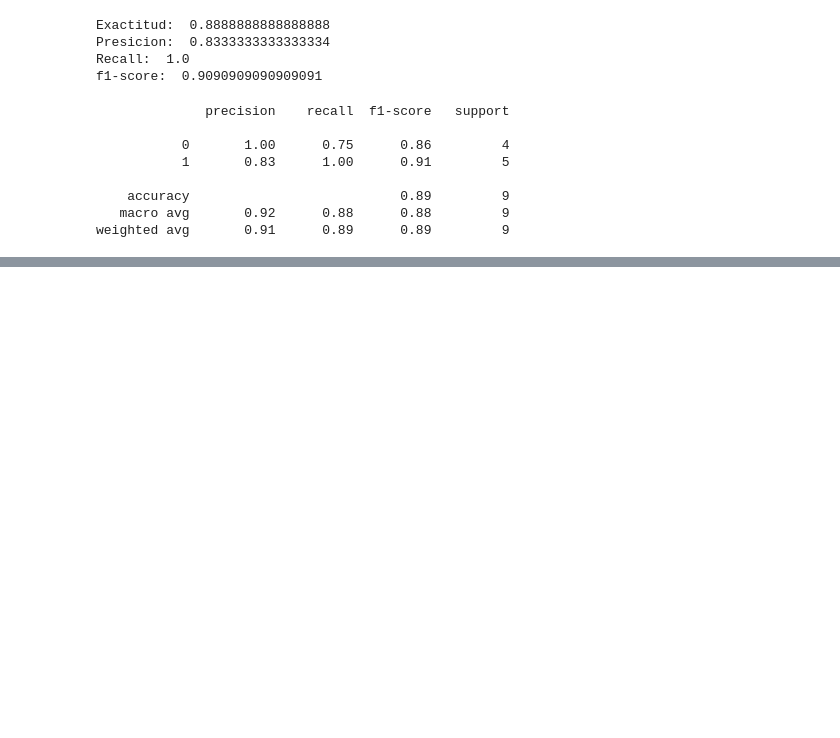
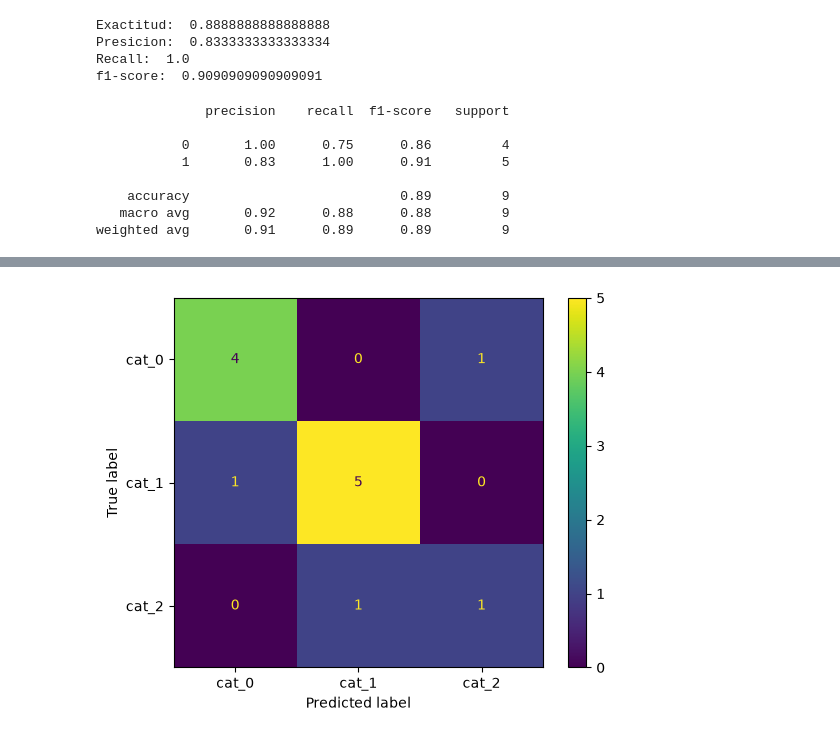
Before and after one commit to cvva/ingswsenati, a Jupyter notebook: Mod_Paq_ML/5_ML-DL/6_matriz_confusion.ipynb, the cells around one changed output, grey strips where cells are left out. Cells and saved outputs as stored; diff of their text form; code cells hidden in the pictures; blank space fills up the shorter version.

```diff
--- a/Mod_Paq_ML/5_ML-DL/6_matriz_confusion.ipynb
+++ b/Mod_Paq_ML/5_ML-DL/6_matriz_confusion.ipynb
@@ -158,0 +163,8 @@ weighted avg       0.91      0.89      0.89         9
+# %%
+y_true = [0, 2, 1, 1, 2, 1, 0, 1, 0, 1, 1, 0, 0]
+y_pred = [0, 1, 1, 1, 2, 1, 0, 1, 2, 0, 1, 0, 0]
+# %%
+labels = ['cat_0', 'cat_1', 'cat_2']
+ConfusionMatrixDisplay.from_predictions(y_true, y_pred, display_labels=labels);
+# %% [output]
+[figure, added]
```
Also changed, not shown: parts of 2 cells of this notebook, 3 other files.
